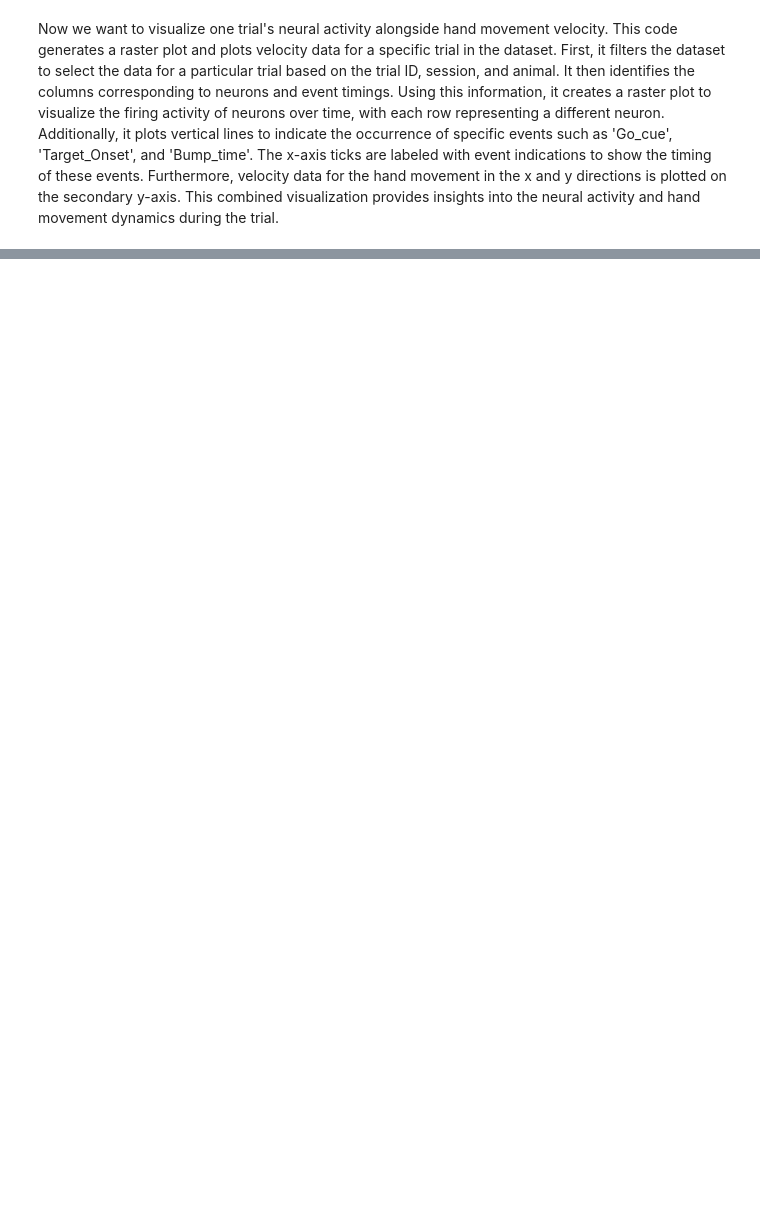
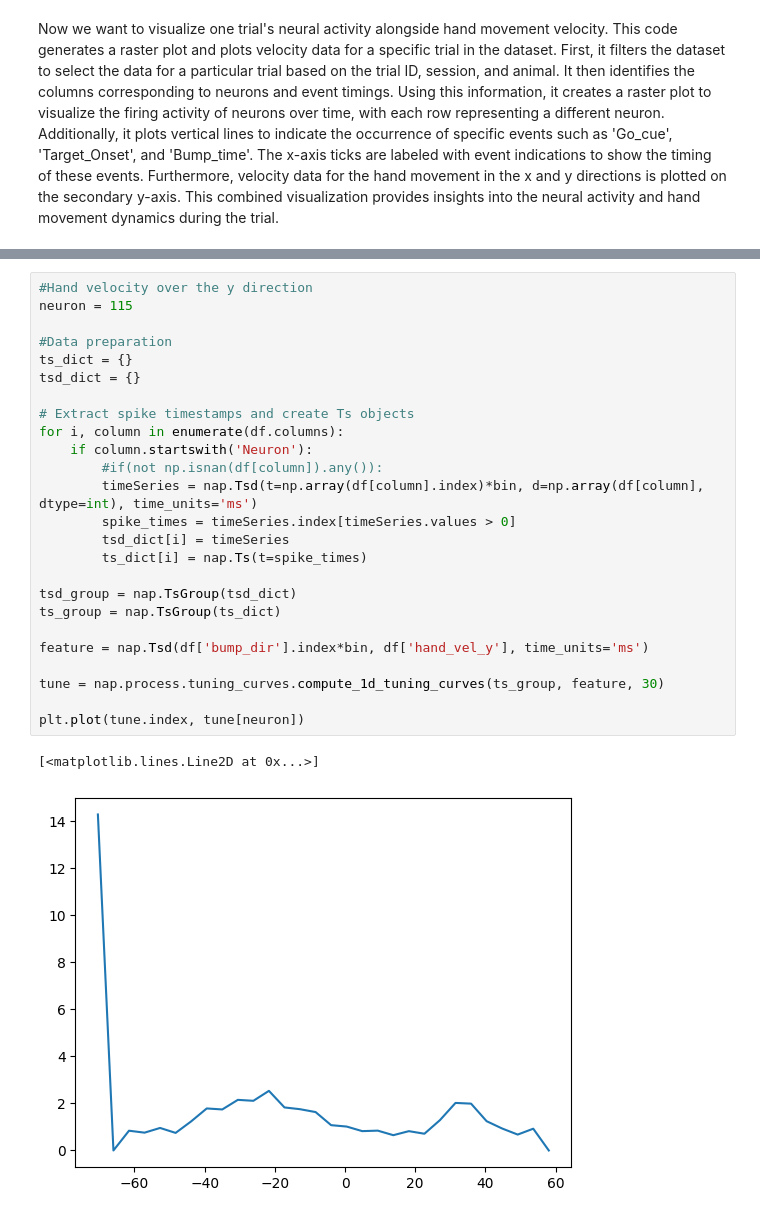
Before and after one commit to catniplab/NeuroTask, a Jupyter notebook: tutorial_data_analysis_nwb.ipynb, the cells around one changed output, grey strips where cells are left out. Saved outputs shown, nothing was run; the diff lists cells and outputs as text; blank space fills up the shorter version.

```diff
--- a/tutorial_data_analysis_nwb.ipynb
+++ b/tutorial_data_analysis_nwb.ipynb
@@ -219,0 +314,28 @@ plt.show()
+# %%
+#Hand velocity over the y direction
+neuron = 115
+
+#Data preparation
+ts_dict = {}
+tsd_dict = {}
+
+# Extract spike timestamps and create Ts objects
+for i, column in enumerate(df.columns):
+    if column.startswith('Neuron'):
+        #if(not np.isnan(df[column]).any()):
+        timeSeries = nap.Tsd(t=np.array(df[column].index)*bin, d=np.array(df[column], dtype=int), time_units='ms')
+        spike_times = timeSeries.index[timeSeries.values > 0]
+        tsd_dict[i] = timeSeries
+        ts_dict[i] = nap.Ts(t=spike_times)
+
+tsd_group = nap.TsGroup(tsd_dict)
+ts_group = nap.TsGroup(ts_dict)
+
+feature = nap.Tsd(df['bump_dir'].index*bin, df['hand_vel_y'], time_units='ms')
+
+tune = nap.process.tuning_curves.compute_1d_tuning_curves(ts_group, feature, 30)
+
+plt.plot(tune.index, tune[neuron])
+# %% [output]
+[<matplotlib.lines.Line2D at 0x...>]
+[figure, added]
```
Also changed, not shown: parts of 21 cells of this notebook.
